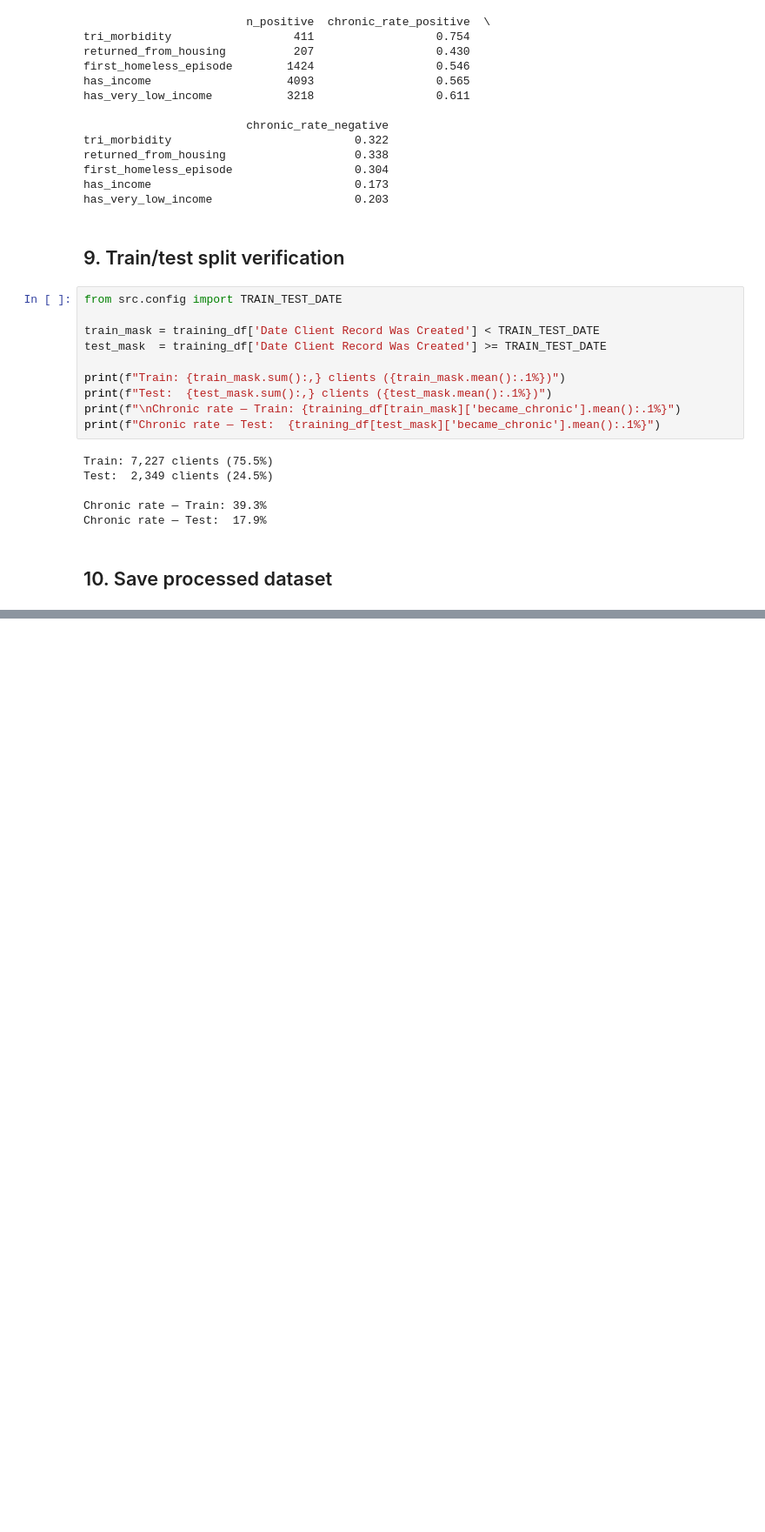
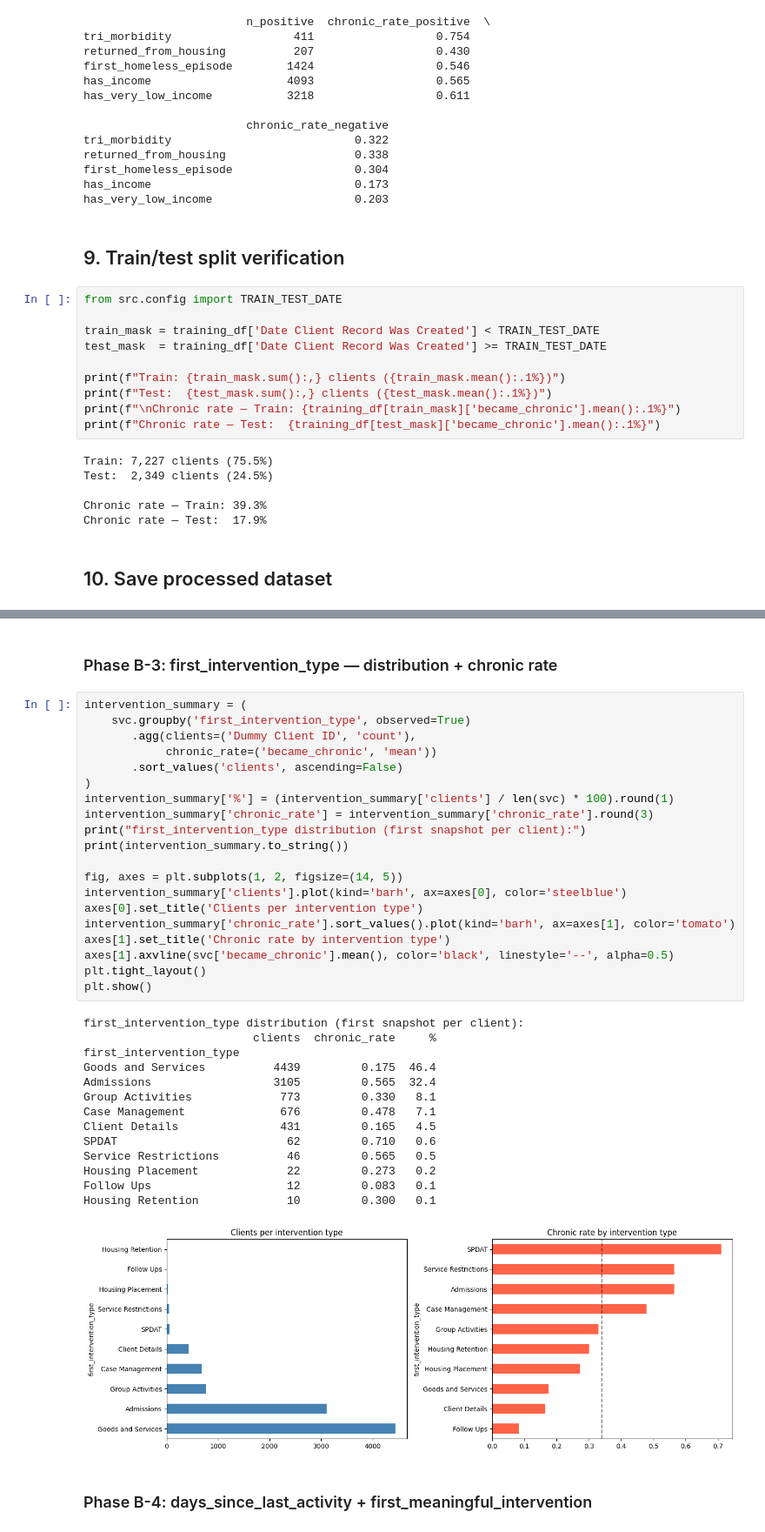
Before and after one commit to MariethPerez/Homelessness_prediction_ml, a Jupyter notebook: notebooks/01_EDA.ipynb, the cells around one changed output, grey strips where cells are left out. Shown at 87% size. Drawn from its saved outputs; the diff is of its cells as text; blank space fills up the shorter version.

```diff
--- a/notebooks/01_EDA.ipynb
+++ b/notebooks/01_EDA.ipynb
@@ -257,0 +360,39 @@ training_df.head(10)
+# %% [markdown]
+### Phase B-3: first_intervention_type — distribution + chronic rate
+# %%
+intervention_summary = (
+    svc.groupby('first_intervention_type', observed=True)
+       .agg(clients=('Dummy Client ID', 'count'),
+            chronic_rate=('became_chronic', 'mean'))
+       .sort_values('clients', ascending=False)
+)
+intervention_summary['%'] = (intervention_summary['clients'] / len(svc) * 100).round(1)
+intervention_summary['chronic_rate'] = intervention_summary['chronic_rate'].round(3)
+print("first_intervention_type distribution (first snapshot per client):")
+print(intervention_summary.to_string())
+
+fig, axes = plt.subplots(1, 2, figsize=(14, 5))
+intervention_summary['clients'].plot(kind='barh', ax=axes[0], color='steelblue')
+axes[0].set_title('Clients per intervention type')
+intervention_summary['chronic_rate'].sort_values().plot(kind='barh', ax=axes[1], color='tomato')
+axes[1].set_title('Chronic rate by intervention type')
+axes[1].axvline(svc['became_chronic'].mean(), color='black', linestyle='--', alpha=0.5)
+plt.tight_layout()
+plt.show()
+# %% [output]
+first_intervention_type distribution (first snapshot per client):
+                         clients  chronic_rate     %
+first_intervention_type
+Goods and Services          4439         0.175  46.4
+Admissions                  3105         0.565  32.4
+Group Activities             773         0.330   8.1
+Case Management              676         0.478   7.1
+Client Details               431         0.165   4.5
+SPDAT                         62         0.710   0.6
+Service Restrictions          46         0.565   0.5
+Housing Placement             22         0.273   0.2
+Follow Ups                    12         0.083   0.1
+Housing Retention             10         0.300   0.1
+[figure, added]
+# %% [markdown]
+### Phase B-4: days_since_last_activity + first_meaningful_intervention
```
Also changed, not shown: parts of 14 cells of this notebook.
